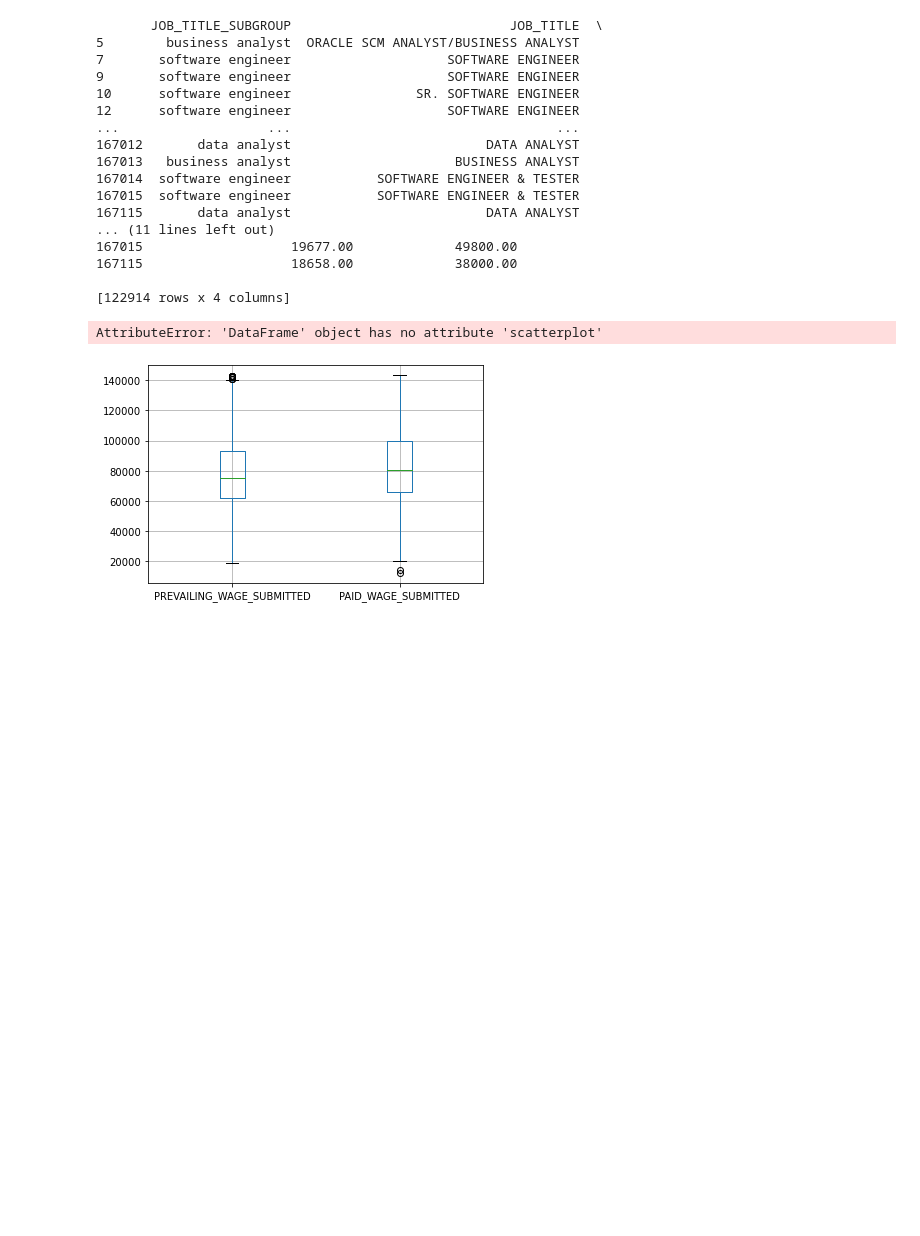
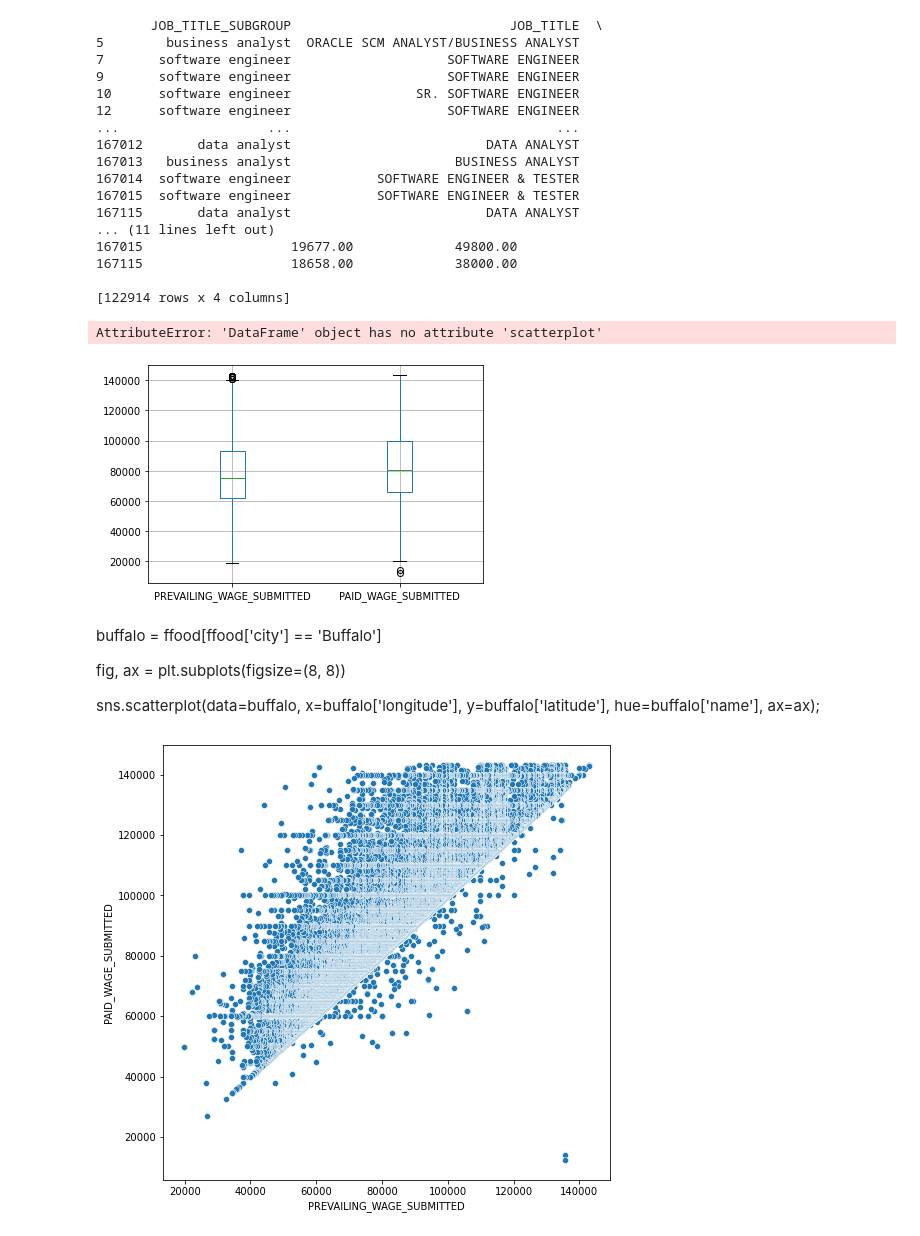
Before and after one commit to asphodelian/We-R-Finished, a Jupyter notebook: Catarina Folder/Question #3.ipynb, the cells around one changed output. Saved outputs shown, nothing was run; the diff lists cells and outputs as text; code cells hidden in the pictures; blank space fills up the shorter version.

Commit message:
some work on graphs, they're ugly but brain is broken. Retry later

```diff
--- a/Catarina Folder/Question #3.ipynb
+++ b/Catarina Folder/Question #3.ipynb
@@ -169,3 +169,24 @@ fdf.boxplot(column = ['PREVAILING_WAGE_SUBMITTED', 'PAID_WAGE_SUBMITTED'])
 # %% [output]
 AttributeError: 'DataFrame' object has no attribute 'scatterplot'
 [figure]
+# %% [markdown]
+buffalo = ffood[ffood['city'] == 'Buffalo']
+
+fig, ax = plt.subplots(figsize=(8, 8))
+
+sns.scatterplot(data=buffalo,
+                x=buffalo['longitude'],
+                y=buffalo['latitude'],
+                hue=buffalo['name'],
+                ax=ax);
+# %%
+software = fdf[fdf['JOB_TITLE_SUBGROUP'] == 'software engineer']
+
+fig, ax = plt.subplots(figsize=(8,8))
+
+sns.scatterplot(data=software,
+               x=software['PREVAILING_WAGE_SUBMITTED'],
+               y=software['PAID_WAGE_SUBMITTED'],
+               ax=ax);
+# %% [output]
+[figure, added]
```
Also changed, not shown: parts of 3 cells of this notebook.
